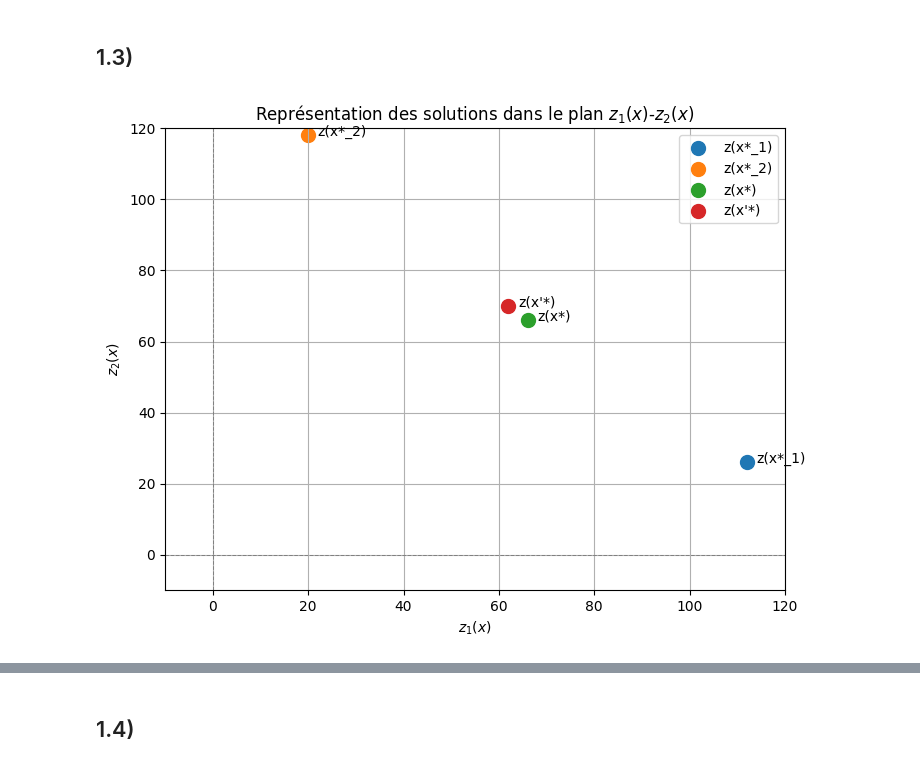
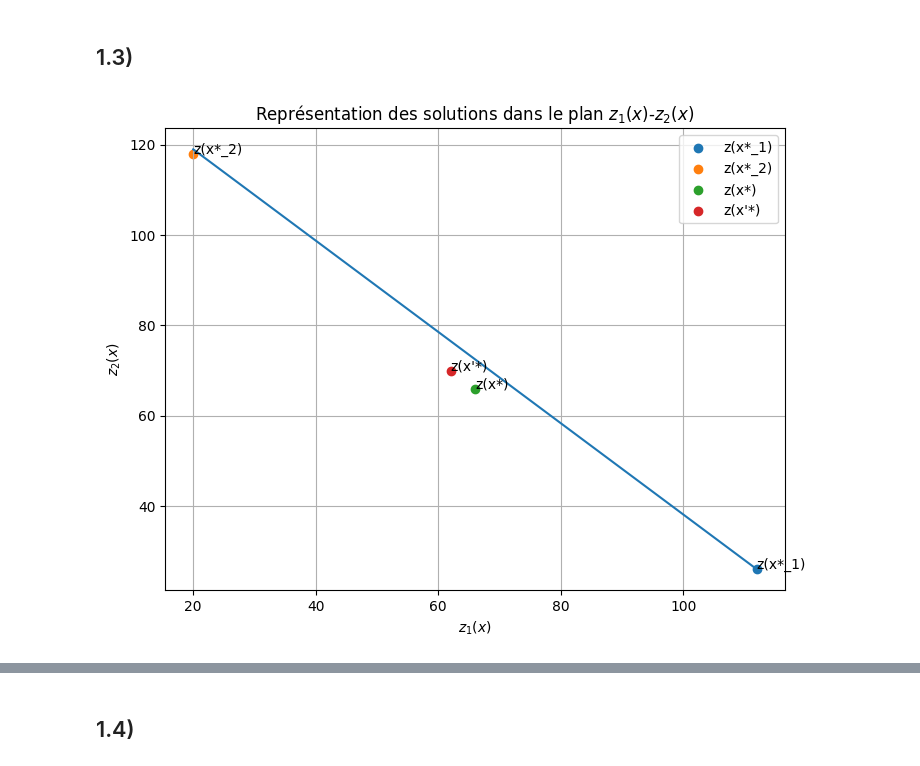
Before and after one commit to atg205/SuperOptimizer, a Jupyter notebook: Ex1.ipynb, the cells around one changed output, grey strips where cells are left out. Drawn from its saved outputs; the diff is of its cells as text; code cells hidden in the pictures.

```diff
--- a/Ex1.ipynb
+++ b/Ex1.ipynb
@@ -115,30 +115,32 @@ sol_regret
 # %%
 
 # Points dans le plan z1-z2
 points = {
     "z(x*_1)": (112, 26),
     "z(x*_2)": (20, 118),
     "z(x*)": (66, 66),
     "z(x'*)": (62, 70)
 }
 
 # Tracer les points
 plt.figure(figsize=(8, 6))
+plt.plot([112,20],[26,119])
+
 for label, (z1, z2) in points.items():
-    plt.scatter(z1, z2, label=label, s=100)  # Point
-    plt.text(z1 + 2, z2, label, fontsize=10)  # Étiquette
+    plt.scatter(z1, z2, label=label)  # Point
+    plt.text(z1, z2, label, fontsize=10)  # Étiquette
 
 # Ajustements de l'affichage
-plt.axhline(0, color="gray", linestyle="--", linewidth=0.7)
-plt.axvline(0, color="gray", linestyle="--", linewidth=0.7)
-plt.xlim(-10, 120)
-plt.ylim(-10, 120)
+#plt.axhline(0, color="gray", linestyle="--", linewidth=0.7)
+#plt.axvline(0, color="gray", linestyle="--", linewidth=0.7)
+#plt.xlim(-10, 120)
+#plt.ylim(-10, 120)
 plt.xlabel("$z_1(x)$")
 plt.ylabel("$z_2(x)$")
 plt.title("Représentation des solutions dans le plan $z_1(x)$-$z_2(x)$")
 plt.grid(True)
 plt.legend()
 plt.savefig("figures/z1_z2_representation.svg", bbox_inches="tight")
 plt.show()
 # %% [output]
-[figure, old version]
+[figure, new version]
```
Also changed, not shown: parts of 6 cells of this notebook, 10 other files.
